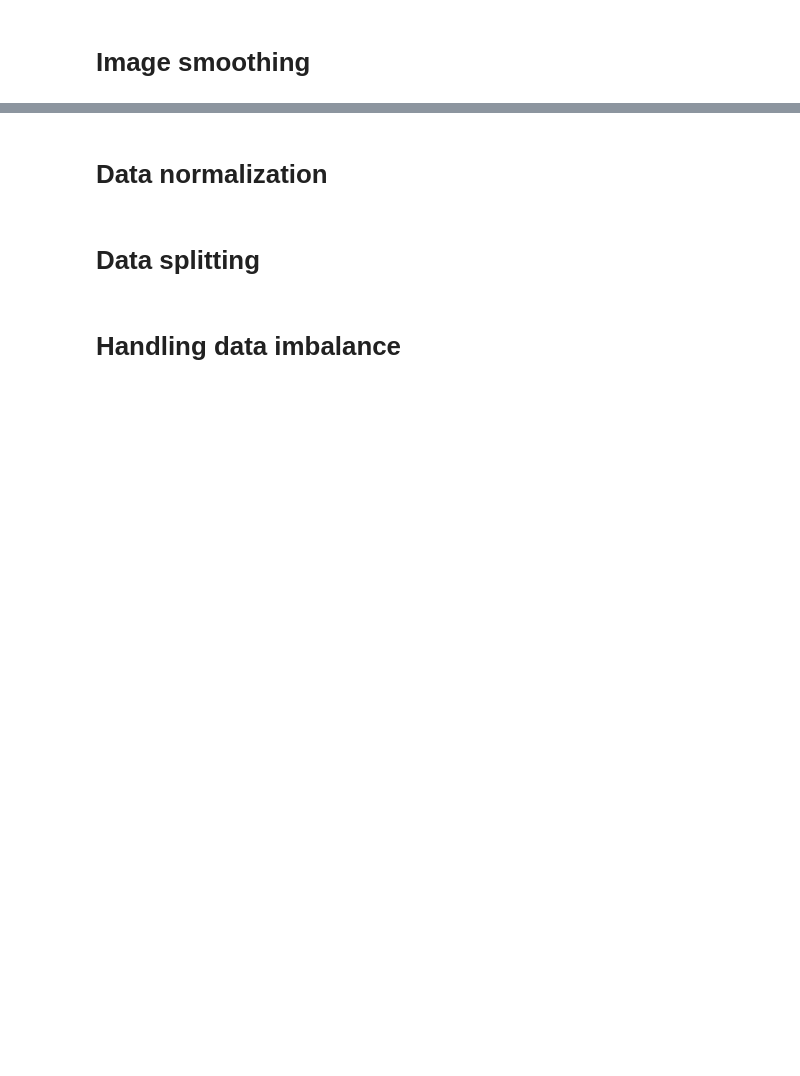
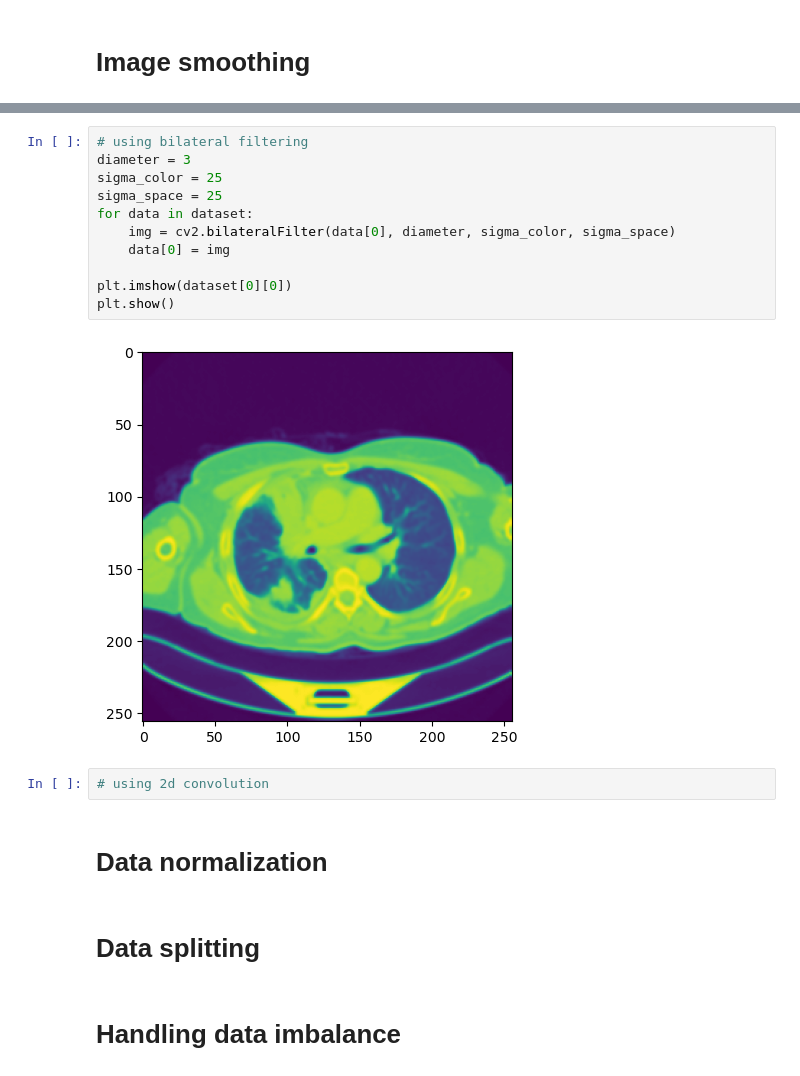
Before and after one commit to Ivansanjaya11/lung_cancer, a Jupyter notebook: cancer_model.ipynb, the cells around one changed output, grey strips where cells are left out. Drawn from its saved outputs; the diff is of its cells as text; blank space fills up the shorter version.

```diff
--- a/cancer_model.ipynb
+++ b/cancer_model.ipynb
@@ -126,3 +137,18 @@ Normal cases
+# %%
+# using bilateral filtering
+diameter = 3
+sigma_color = 25
+sigma_space = 25
+for data in dataset:
+    img = cv2.bilateralFilter(data[0], diameter, sigma_color, sigma_space)
+    data[0] = img
+
+plt.imshow(dataset[0][0])
+plt.show()
+# %% [output]
+[figure, added]
+# %%
+# using 2d convolution
 # %% [markdown]
 # Data normalization
 # %% [markdown]
```
Also changed, not shown: parts of 3 cells of this notebook.
